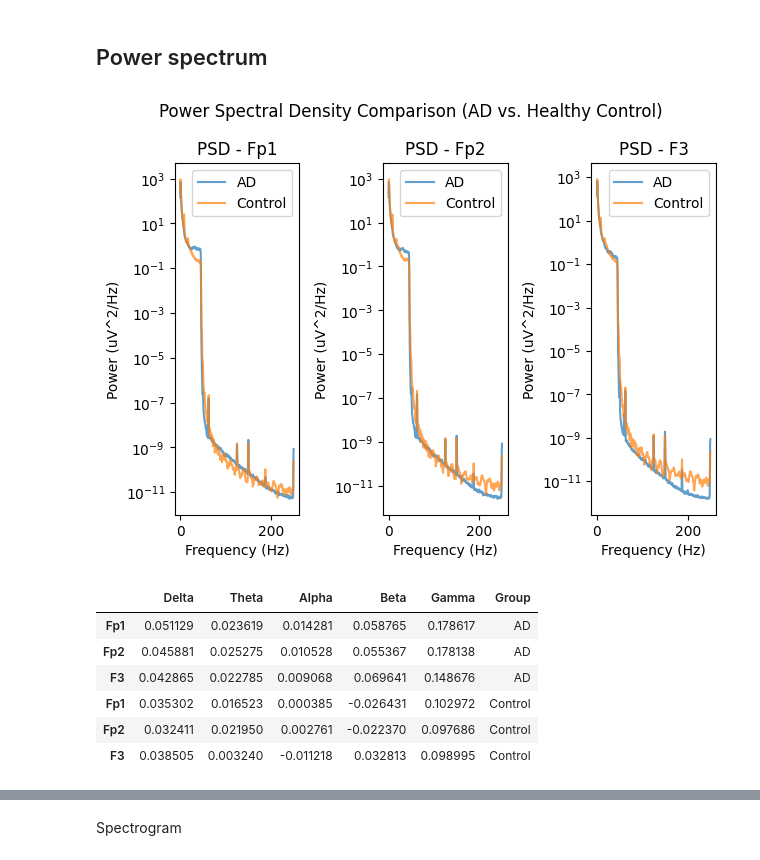
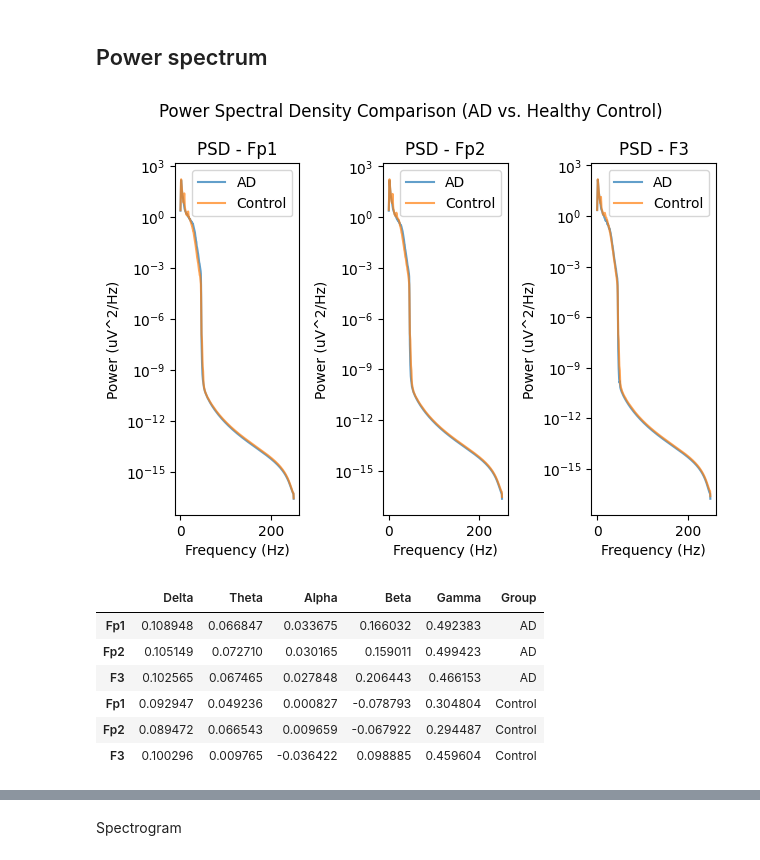
Before and after one commit to gkao25/cogs118c-final-project, a Jupyter notebook: code new.ipynb, the cells around one changed output, grey strips where cells are left out. Cells and saved outputs as stored; diff of their text form; code cells hidden in the pictures.

Commit message:
added 1-30Hz filter

```diff
--- a/code new.ipynb
+++ b/code new.ipynb
@@ -26,34 +26,47 @@ def notch_filter(data, notch_freq=60, fs=500, quality_factor=30):
 # Apply the notch filter to each EEG channel
 filtered_Control = np.array([notch_filter(channel, fs=500) for channel in processed_Control])
 filtered_AD = np.array([notch_filter(channel, fs=500) for channel in processed_AD])
+# %%
+from scipy.signal import butter, filtfilt
+
+def bandpass_filter(data, lowcut=1, highcut=30, fs=500, order=4):
+    nyquist = 0.5 * fs
+    low = lowcut / nyquist
+    high = highcut / nyquist
+    b, a = butter(order, [low, high], btype='band')
+    return filtfilt(b, a, data)
+
+# Apply filter to each EEG channel
+filtered1_Control = np.array([bandpass_filter(channel) for channel in filtered_Control])
+filtered1_AD = np.array([bandpass_filter(channel) for channel in filtered_AD])
 # %% [markdown]
 ## Power spectrum
 # %%
 bands = { "Delta": (0.5, 4),
     "Theta": (4, 8),
     "Alpha": (8, 13),
     "Beta": (13, 30),
     "Gamma": (30, 100), }
 
 for i, channel in enumerate(["Fp1", "Fp2", "F3"]):
     # Compute PSD using Welch's method
-    f_ad, psd_ad = welch(filtered_AD[i], fs, nperseg=fs*2)
-    f_control, psd_control = welch(filtered_Control[i], fs, nperseg=fs*2)
+    f_ad, psd_ad = welch(filtered1_AD[i], fs, nperseg=fs*2)
+    f_control, psd_control = welch(filtered1_Control[i], fs, nperseg=fs*2)
 
     # Plot
     plt.subplot(1, 3, i + 1)
     plt.semilogy(f_ad, psd_ad, label="AD", alpha=0.7)
     plt.semilogy(f_control, psd_control, label="Control", alpha=0.7)
     plt.title(f"PSD - {channel}")
     plt.xlabel("Frequency (Hz)")
     plt.ylabel("Power (uV^2/Hz)")
     plt.legend()
 
 plt.suptitle("Power Spectral Density Comparison (AD vs. Healthy Control)")
 plt.tight_layout()
 plt.show()
 # %% [output]
-[figure, old version]
+[figure, new version]
 # %%
 # Function to compute relative power in different EEG bands
 def compute_band_power(psd, freqs, bands):
@@ -67,9 +80,9 @@ def compute_band_power(psd, freqs, bands):
     return band_power
 
 # Compute relative power for each channel and group
-band_powers_ad = {ch: compute_band_power(*welch(filtered_AD[i], fs, nperseg=fs*2), bands)
+band_powers_ad = {ch: compute_band_power(*welch(filtered1_AD[i], fs, nperseg=fs*2), bands)
                   for i, ch in enumerate(["Fp1", "Fp2", "F3"])}
-band_powers_control = {ch: compute_band_power(*welch(filtered_Control[i], fs, nperseg=fs*2), bands)
+band_powers_control = {ch: compute_band_power(*welch(filtered1_Control[i], fs, nperseg=fs*2), bands)
                        for i, ch in enumerate(["Fp1", "Fp2", "F3"])}
 
 df_ad = pd.DataFrame(band_powers_ad).T
@@ -84,12 +97,12 @@ df_power_comparison = pd.concat([df_ad, df_control])
 df_power_comparison
 # %% [output]
 |  | Delta | Theta | Alpha | Beta | Gamma | Group |
-| Fp1 | 0.051129 | 0.023619 | 0.014281 | 0.058765 | 0.178617 | AD |
-| Fp2 | 0.045881 | 0.025275 | 0.010528 | 0.055367 | 0.178138 | AD |
-| F3 | 0.042865 | 0.022785 | 0.009068 | 0.069641 | 0.148676 | AD |
-| Fp1 | 0.035302 | 0.016523 | 0.000385 | -0.026431 | 0.102972 | Control |
-| Fp2 | 0.032411 | 0.021950 | 0.002761 | -0.022370 | 0.097686 | Control |
-| F3 | 0.038505 | 0.003240 | -0.011218 | 0.032813 | 0.098995 | Control |
+| Fp1 | 0.108948 | 0.066847 | 0.033675 | 0.166032 | 0.492383 | AD |
+| Fp2 | 0.105149 | 0.072710 | 0.030165 | 0.159011 | 0.499423 | AD |
+| F3 | 0.102565 | 0.067465 | 0.027848 | 0.206443 | 0.466153 | AD |
+| Fp1 | 0.092947 | 0.049236 | 0.000827 | -0.078793 | 0.304804 | Control |
+| Fp2 | 0.089472 | 0.066543 | 0.009659 | -0.067922 | 0.294487 | Control |
+| F3 | 0.100296 | 0.009765 | -0.036422 | 0.098885 | 0.459604 | Control |
 # %%
 # Perform t-tests for each frequency band
 t_test_results = {}
```
Also changed, not shown: parts of 5 cells of this notebook.
